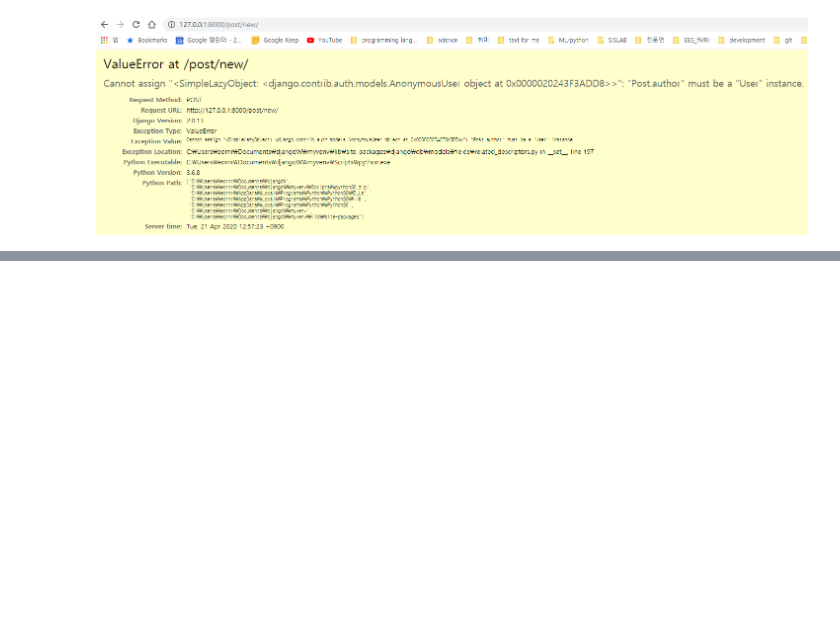
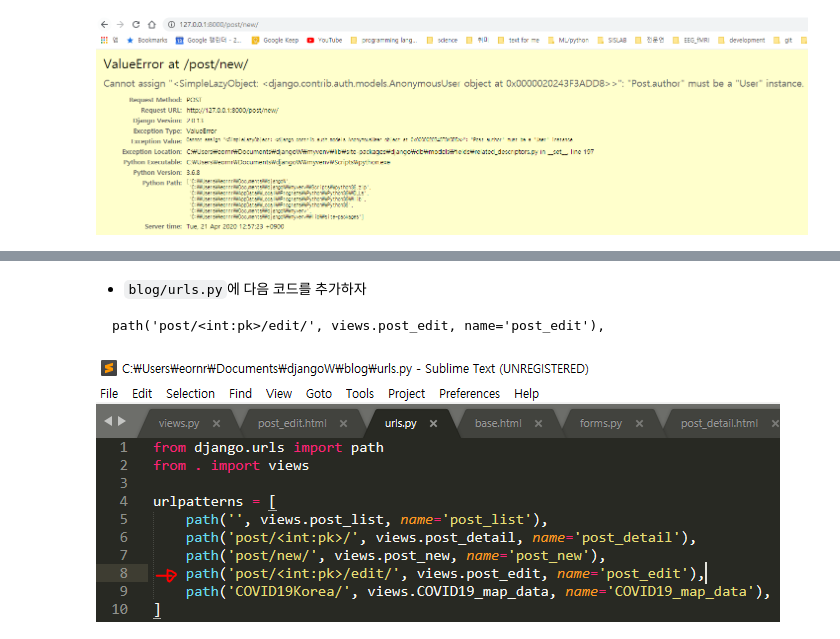
Before and after one commit to daegukdo/GCWM, a Jupyter notebook: 21/04_django_form.ipynb, the cells around one changed output, grey strips where cells are left out. Cells and saved outputs as stored; diff of their text form; code cells hidden in the pictures; blank space fills up the shorter version.

Commit message:
get coding with  - edit django web site posting form

````diff
--- a/21/04_django_form.ipynb
+++ b/21/04_django_form.ipynb
@@ -325,0 +364,10 @@ Image("img/44_img.png")
+# %% [markdown]
+ - `blog/urls.py`에 다음 코드를 추가하자
+
+```
+path('post/<int:pk>/edit/', views.post_edit, name='post_edit'),
+```
+# %%
+Image("img/47_img.png")
+# %% [output]
+[figure, added]
````
Also changed, not shown: parts of 18 cells of this notebook, 11 other files.
